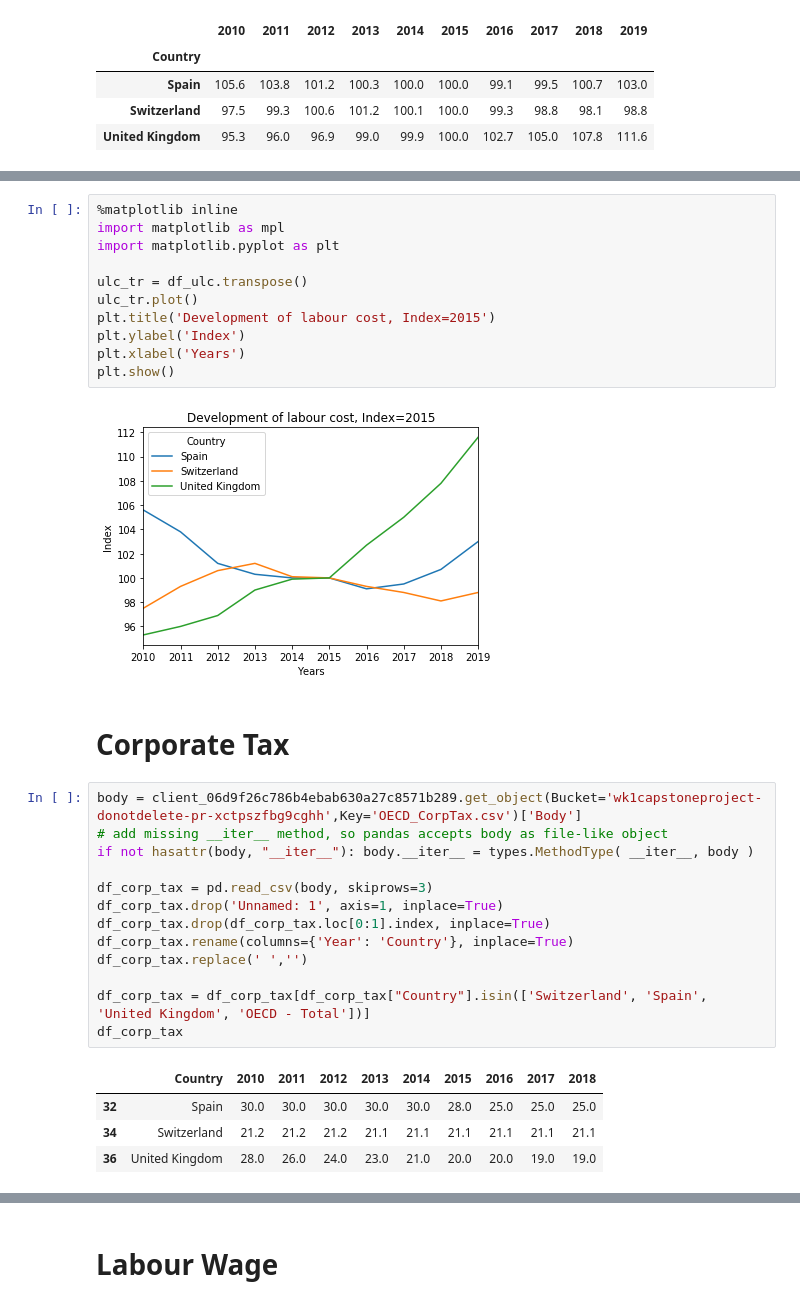
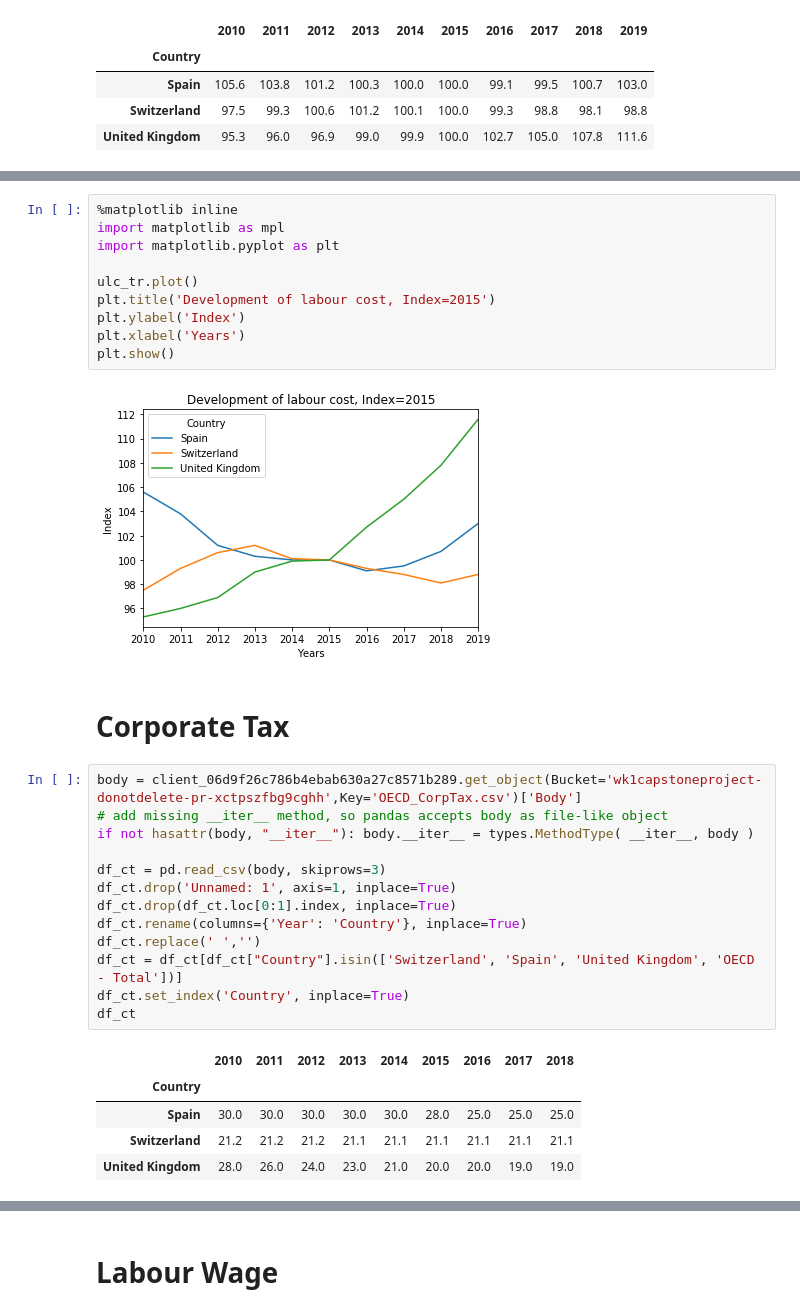
Before and after one commit to rogermoll/Capstone_project, a Jupyter notebook: Macro Economical review.ipynb, the cells around one changed output, grey strips where cells are left out. Cells and saved outputs as stored; diff of their text form.

```diff
--- a/Macro Economical review.ipynb
+++ b/Macro Economical review.ipynb
@@ -63,7 +92,6 @@ df_ulc.head()
 import matplotlib as mpl
 import matplotlib.pyplot as plt
 
-ulc_tr = df_ulc.transpose()
 ulc_tr.plot()
 plt.title('Development of labour cost, Index=2015')
 plt.ylabel('Index')
@@ -76,18 +104,19 @@ plt.show()
 # %%
 body = client_06d9f26c786b4ebab630a27c8571b289.get_object(Bucket='wk1capstoneproject-donotdelete-pr-xctpszfbg9cghh',Key='OECD_CorpTax.csv')['Body']
 # add missing __iter__ method, so pandas accepts body as file-like object
 if not hasattr(body, "__iter__"): body.__iter__ = types.MethodType( __iter__, body )
 
-df_corp_tax = pd.read_csv(body, skiprows=3)
-df_corp_tax.drop('Unnamed: 1', axis=1, inplace=True)
-df_corp_tax.drop(df_corp_tax.loc[0:1].index, inplace=True)
-df_corp_tax.rename(columns={'Year': 'Country'}, inplace=True)
-df_corp_tax.replace(' ','')
-
-df_corp_tax = df_corp_tax[df_corp_tax["Country"].isin(['Switzerland', 'Spain', 'United Kingdom', 'OECD - Total'])]
-df_corp_tax
+df_ct = pd.read_csv(body, skiprows=3)
+df_ct.drop('Unnamed: 1', axis=1, inplace=True)
+df_ct.drop(df_ct.loc[0:1].index, inplace=True)
+df_ct.rename(columns={'Year': 'Country'}, inplace=True)
+df_ct.replace(' ','')
+df_ct = df_ct[df_ct["Country"].isin(['Switzerland', 'Spain', 'United Kingdom', 'OECD - Total'])]
+df_ct.set_index('Country', inplace=True)
+df_ct
 # %% [output]
-|  | Country | 2010 | 2011 | 2012 | 2013 | 2014 | 2015 | 2016 | 2017 | 2018 |
-| 32 | Spain | 30.0 | 30.0 | 30.0 | 30.0 | 30.0 | 28.0 | 25.0 | 25.0 | 25.0 |
-| 34 | Switzerland | 21.2 | 21.2 | 21.2 | 21.1 | 21.1 | 21.1 | 21.1 | 21.1 | 21.1 |
-| 36 | United Kingdom | 28.0 | 26.0 | 24.0 | 23.0 | 21.0 | 20.0 | 20.0 | 19.0 | 19.0 |
+|  | 2010 | 2011 | 2012 | 2013 | 2014 | 2015 | 2016 | 2017 | 2018 |
+| Country |  |  |  |  |  |  |  |  |  |
+| Spain | 30.0 | 30.0 | 30.0 | 30.0 | 30.0 | 28.0 | 25.0 | 25.0 | 25.0 |
+| Switzerland | 21.2 | 21.2 | 21.2 | 21.1 | 21.1 | 21.1 | 21.1 | 21.1 | 21.1 |
+| United Kingdom | 28.0 | 26.0 | 24.0 | 23.0 | 21.0 | 20.0 | 20.0 | 19.0 | 19.0 |
```
Also changed, not shown: parts of 8 cells of this notebook.
